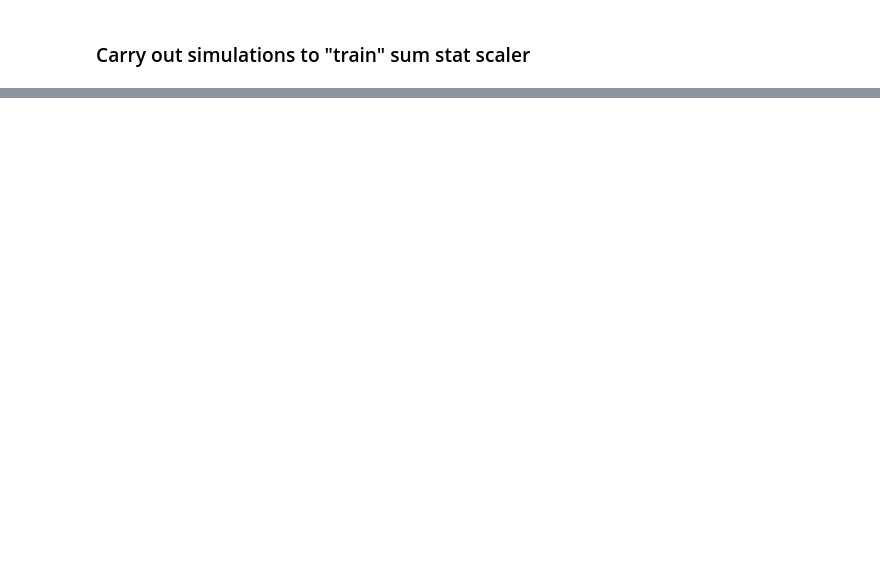
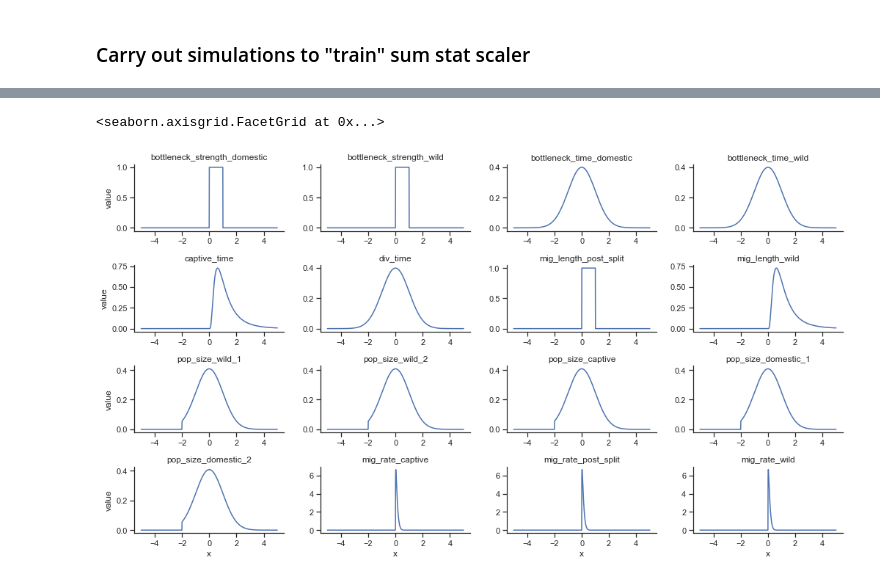
Before and after one commit to danielward27/wildcats, a Jupyter notebook: scripts/elfi_example_scaled.ipynb, the cells around one changed output, grey strips where cells are left out. Cells and saved outputs as stored; diff of their text form; code cells hidden in the pictures; blank space fills up the shorter version.

```diff
--- a/scripts/elfi_example_scaled.ipynb
+++ b/scripts/elfi_example_scaled.ipynb
@@ -194,0 +200,9 @@ FileNotFoundError: In executing node 'simulator': [WinError 2] The system cannot
+# %%
+melt_priors = prior_pdfs.melt(id_vars=["x"], var_name="parameter")
+# %%
+g = sns.FacetGrid(melt_priors, col="parameter", col_wrap=4, height=2, aspect=1.8, sharex=False, sharey=False)
+g = (g.map(sns.lineplot, "x", "value"))
+g.set_titles("{col_name}")
+# %% [output]
+<seaborn.axisgrid.FacetGrid at 0x...>
+[figure, added]
```
Also changed, not shown: parts of 26 cells of this notebook, 5 other files.
